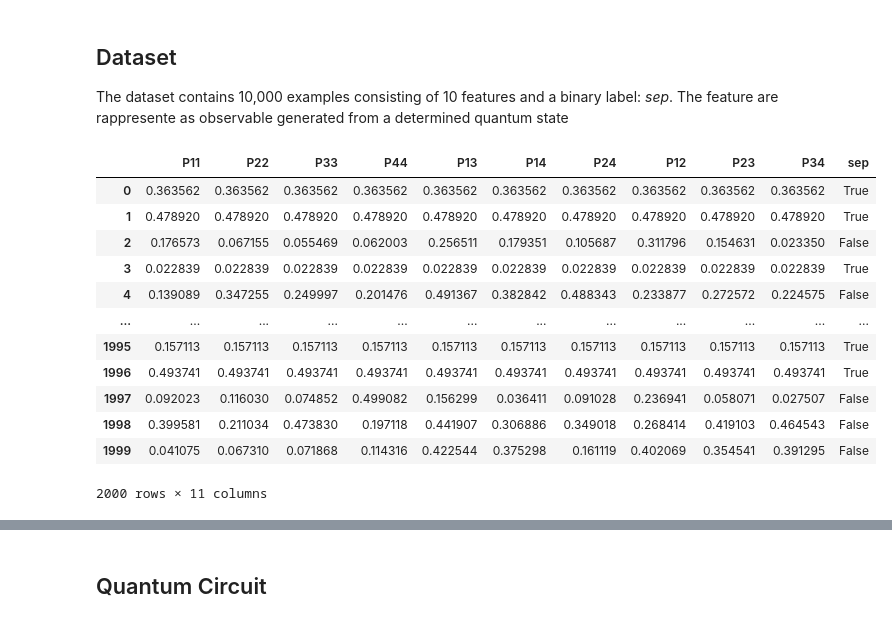
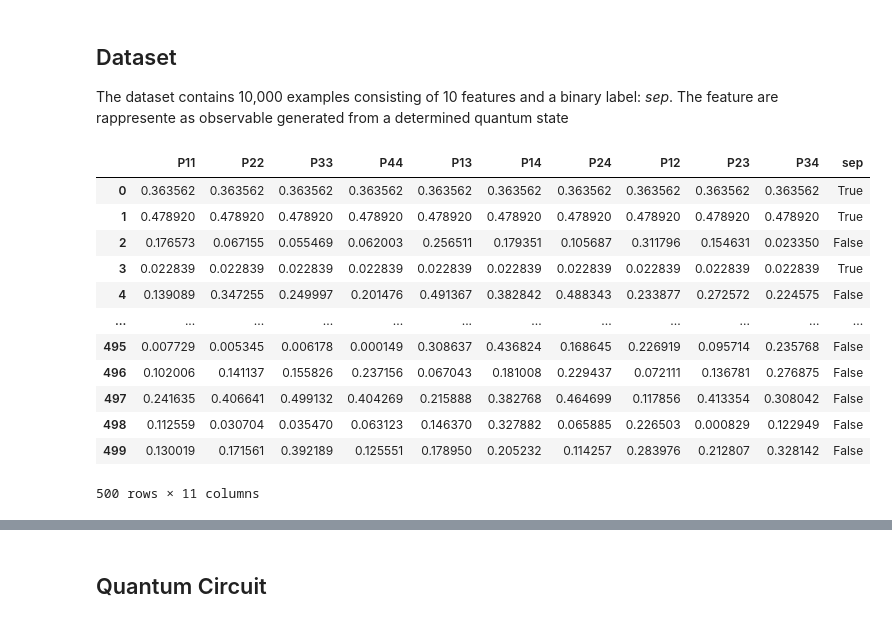
Before and after one commit to Brusa99/EntanglementDetectionQML, a Jupyter notebook: qvc/qvc_haar_obs.ipynb, the cells around one changed output, grey strips where cells are left out. Saved outputs shown, nothing was run; the diff lists cells and outputs as text; code cells hidden in the pictures.

```diff
--- a/qvc/qvc_haar_obs.ipynb
+++ b/qvc/qvc_haar_obs.ipynb
@@ -24,25 +24,25 @@ np.random.seed(42)
 The dataset contains 10,000 examples consisting of 10 features and a binary label: _sep_. The feature are rappresente as observable generated from a determined quantum state
 # %%
 # Number of total exemples
-n_exemples = 2000
+n_exemples = 500
 
 # Loading dataset with pandas
 dataset = pd.read_csv('../datasets/ds_haar_obs.csv')
 dataset = dataset[:n_exemples]
 dataset
 # %% [output]
 |  | P11 | P22 | P33 | P44 | P13 | P14 | P24 | P12 | P23 | P34 | sep |
 | 0 | 0.363562 | 0.363562 | 0.363562 | 0.363562 | 0.363562 | 0.363562 | 0.363562 | 0.363562 | 0.363562 | 0.363562 | True |
 | 1 | 0.478920 | 0.478920 | 0.478920 | 0.478920 | 0.478920 | 0.478920 | 0.478920 | 0.478920 | 0.478920 | 0.478920 | True |
 | 2 | 0.176573 | 0.067155 | 0.055469 | 0.062003 | 0.256511 | 0.179351 | 0.105687 | 0.311796 | 0.154631 | 0.023350 | False |
 | 3 | 0.022839 | 0.022839 | 0.022839 | 0.022839 | 0.022839 | 0.022839 | 0.022839 | 0.022839 | 0.022839 | 0.022839 | True |
 | 4 | 0.139089 | 0.347255 | 0.249997 | 0.201476 | 0.491367 | 0.382842 | 0.488343 | 0.233877 | 0.272572 | 0.224575 | False |
 | ... | ... | ... | ... | ... | ... | ... | ... | ... | ... | ... | ... |
-| 1995 | 0.157113 | 0.157113 | 0.157113 | 0.157113 | 0.157113 | 0.157113 | 0.157113 | 0.157113 | 0.157113 | 0.157113 | True |
-| 1996 | 0.493741 | 0.493741 | 0.493741 | 0.493741 | 0.493741 | 0.493741 | 0.493741 | 0.493741 | 0.493741 | 0.493741 | True |
-| 1997 | 0.092023 | 0.116030 | 0.074852 | 0.499082 | 0.156299 | 0.036411 | 0.091028 | 0.236941 | 0.058071 | 0.027507 | False |
-| 1998 | 0.399581 | 0.211034 | 0.473830 | 0.197118 | 0.441907 | 0.306886 | 0.349018 | 0.268414 | 0.419103 | 0.464543 | False |
-| 1999 | 0.041075 | 0.067310 | 0.071868 | 0.114316 | 0.422544 | 0.375298 | 0.161119 | 0.402069 | 0.354541 | 0.391295 | False |
+| 495 | 0.007729 | 0.005345 | 0.006178 | 0.000149 | 0.308637 | 0.436824 | 0.168645 | 0.226919 | 0.095714 | 0.235768 | False |
+| 496 | 0.102006 | 0.141137 | 0.155826 | 0.237156 | 0.067043 | 0.181008 | 0.229437 | 0.072111 | 0.136781 | 0.276875 | False |
+| 497 | 0.241635 | 0.406641 | 0.499132 | 0.404269 | 0.215888 | 0.382768 | 0.464699 | 0.117856 | 0.413354 | 0.308042 | False |
+| 498 | 0.112559 | 0.030704 | 0.035470 | 0.063123 | 0.146370 | 0.327882 | 0.065885 | 0.226503 | 0.000829 | 0.122949 | False |
+| 499 | 0.130019 | 0.171561 | 0.392189 | 0.125551 | 0.178950 | 0.205232 | 0.114257 | 0.283976 | 0.212807 | 0.328142 | False |
-2000 rows × 11 columns
+500 rows × 11 columns
 # %%
 # Number of features
```
Also changed, not shown: parts of 8 cells of this notebook, 3 other files.
